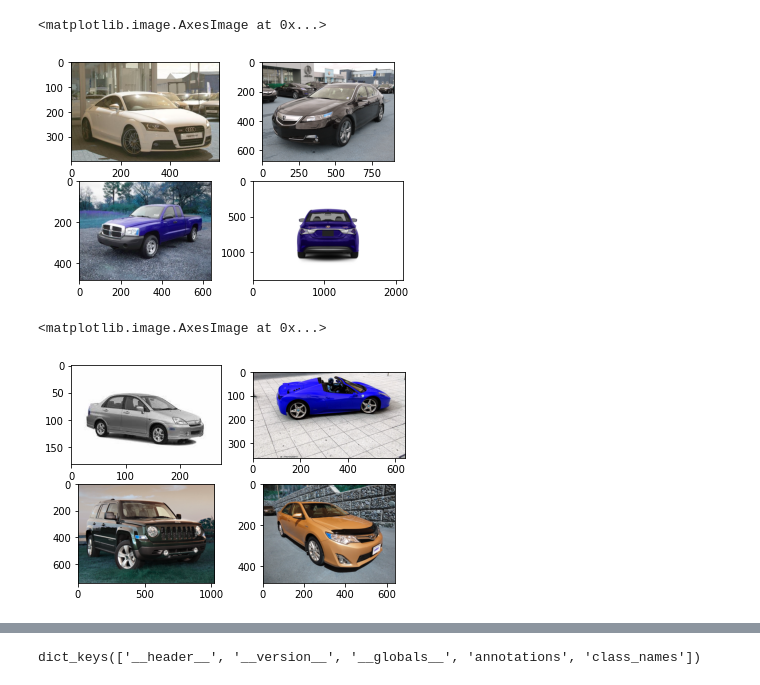
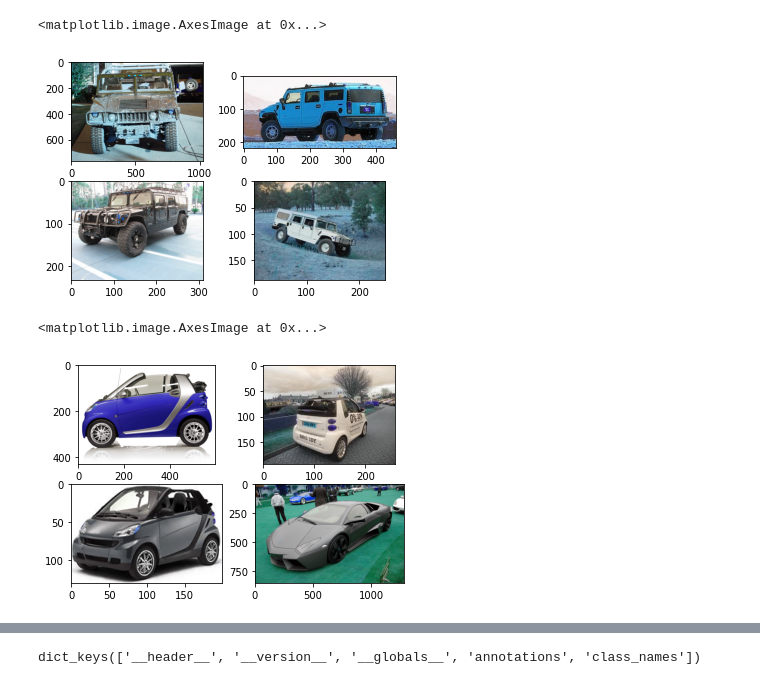
Before and after one commit to sachvision/YOLOF_Cars, a Jupyter notebook: CarstoCoco/CarsToCocoFormat.ipynb, the cells around one changed output, grey strips where cells are left out. Saved outputs shown, nothing was run; the diff lists cells and outputs as text; code cells hidden in the pictures.

```diff
--- a/CarstoCoco/CarsToCocoFormat.ipynb
+++ b/CarstoCoco/CarsToCocoFormat.ipynb
@@ -54,29 +39,29 @@ cars_test/08041.jpg
 # %%
 f, axarr = plt.subplots(2,2)
-img1 = cv2.imread('/content/data/cars_train/00001.jpg')
-img2 = cv2.imread('/content/data/cars_train/00002.jpg')
-img3 = cv2.imread('/content/data/cars_train/00003.jpg')
-img4 = cv2.imread('/content/data/cars_train/00004.jpg')
+img1 = cv2.imread('/content/data/car_ims/000001.jpg')
+img2 = cv2.imread('/content/data/car_ims/000002.jpg')
+img3 = cv2.imread('/content/data/car_ims/000003.jpg')
+img4 = cv2.imread('/content/data/car_ims/000004.jpg')
 axarr[0,0].imshow(img1)
 axarr[0,1].imshow(img2)
 axarr[1,0].imshow(img3)
 axarr[1,1].imshow(img4)
 # %% [output]
 <matplotlib.image.AxesImage at 0x...>
-[figure, old version]
+[figure, new version]
 # %%
 f, axarr = plt.subplots(2,2)
-img1 = cv2.imread('/content/data/cars_test/00001.jpg')
-img2 = cv2.imread('/content/data/cars_test/00002.jpg')
-img3 = cv2.imread('/content/data/cars_test/00003.jpg')
-img4 = cv2.imread('/content/data/cars_test/00004.jpg')
+img1 = cv2.imread('/content/data/car_ims/016183.jpg')
+img2 = cv2.imread('/content/data/car_ims/016184.jpg')
+img3 = cv2.imread('/content/data/car_ims/016185.jpg')
+img4 = cv2.imread('/content/data/car_ims/012345.jpg')
 axarr[0,0].imshow(img1)
 axarr[0,1].imshow(img2)
 axarr[1,0].imshow(img3)
 axarr[1,1].imshow(img4)
 # %% [output]
 <matplotlib.image.AxesImage at 0x...>
-[figure, old version]
+[figure, new version]
 # %%
 !wget -c http://ai.stanford.edu/~jkrause/car196/cars_annos.mat \
       -O /content/data/cars_annos.mat
```
Also changed, not shown: parts of 41 cells of this notebook.
